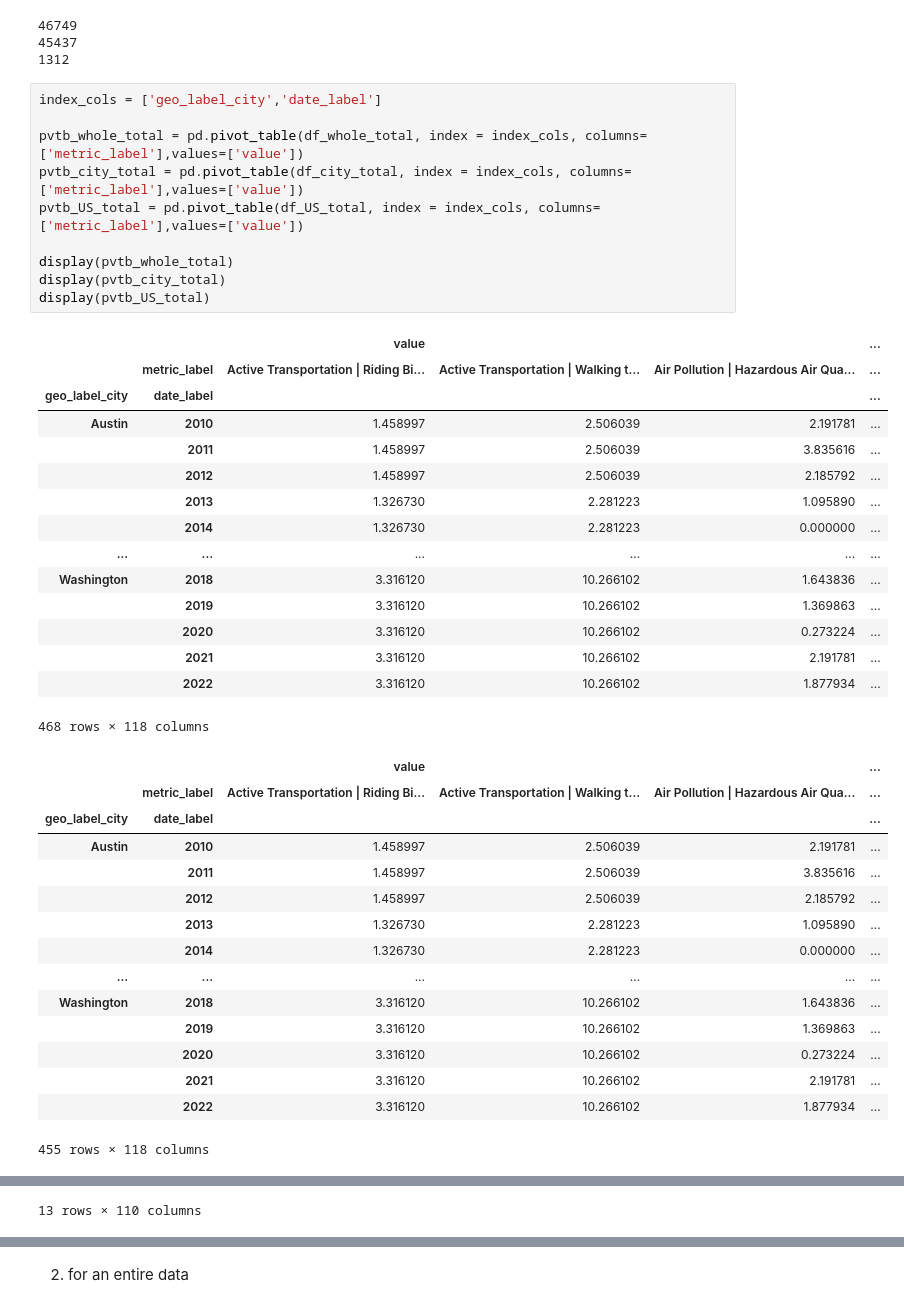
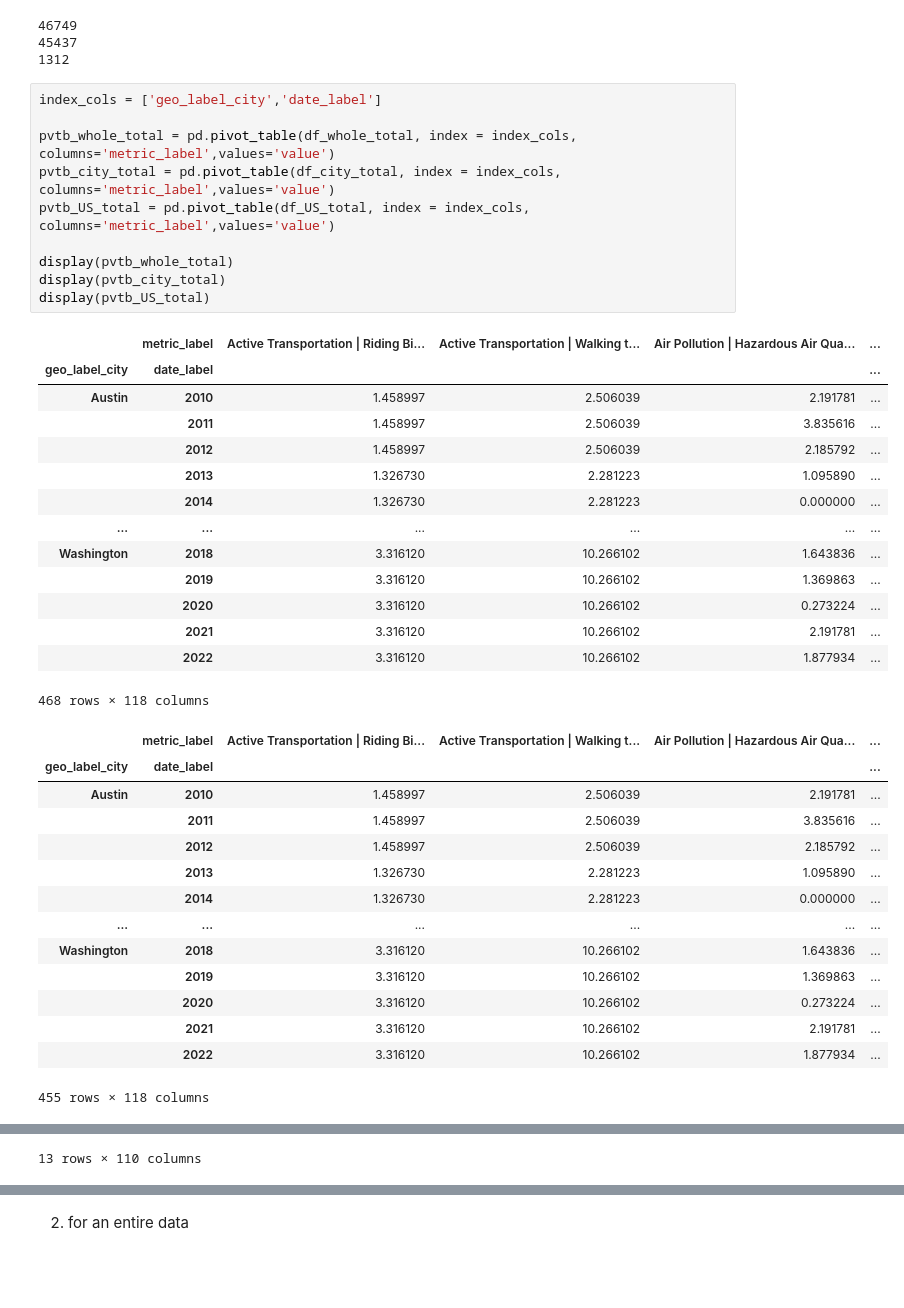
Before and after one commit to WASSUP-AIModel-3rd-Project1/Project-1, a Jupyter notebook: 240618_making_pivot.ipynb, the cells around one changed output, grey strips where cells are left out. Drawn from its saved outputs; the diff is of its cells as text; blank space fills up the shorter version.

```diff
--- a/240618_making_pivot.ipynb
+++ b/240618_making_pivot.ipynb
@@ -423,15 +423,14 @@ print(len(df_US_total))
 # %%
 index_cols = ['geo_label_city','date_label']
 
-pvtb_whole_total = pd.pivot_table(df_whole_total, index = index_cols, columns=['metric_label'],values=['value'])
-pvtb_city_total = pd.pivot_table(df_city_total, index = index_cols, columns=['metric_label'],values=['value'])
-pvtb_US_total = pd.pivot_table(df_US_total, index = index_cols, columns=['metric_label'],values=['value'])
+pvtb_whole_total = pd.pivot_table(df_whole_total, index = index_cols, columns='metric_label',values='value')
+pvtb_city_total = pd.pivot_table(df_city_total, index = index_cols, columns='metric_label',values='value')
+pvtb_US_total = pd.pivot_table(df_US_total, index = index_cols, columns='metric_label',values='value')
 
 display(pvtb_whole_total)
 display(pvtb_city_total)
 display(pvtb_US_total)
 # %% [output]
-|  |  | value |  |  | ... |
 |  | metric_label | Active Transportation | Riding Bi... | Active Transportation | Walking t... | Air Pollution | Hazardous Air Qua... | ... |
 | geo_label_city | date_label |  |  |  | ... |
 | Austin | 2010 | 1.458997 | 2.506039 | 2.191781 | ... |
@@ -446,7 +445,6 @@ display(pvtb_US_total)
 |  | 2021 | 3.316120 | 10.266102 | 2.191781 | ... |
 |  | 2022 | 3.316120 | 10.266102 | 1.877934 | ... |
 468 rows × 118 columns
-|  |  | value |  |  | ... |
 |  | metric_label | Active Transportation | Riding Bi... | Active Transportation | Walking t... | Air Pollution | Hazardous Air Qua... | ... |
 | geo_label_city | date_label |  |  |  | ... |
 | Austin | 2010 | 1.458997 | 2.506039 | 2.191781 | ... |
```
Also changed, not shown: parts of 7 cells of this notebook, 9 other files.
